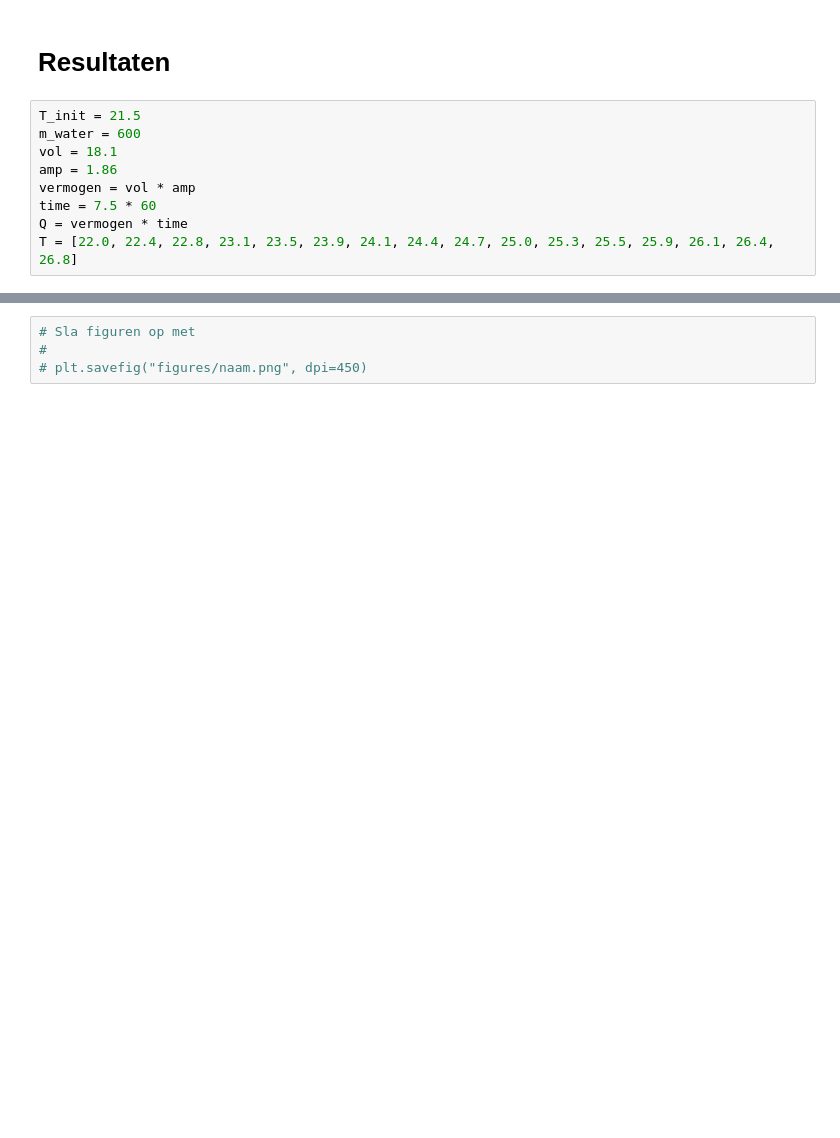
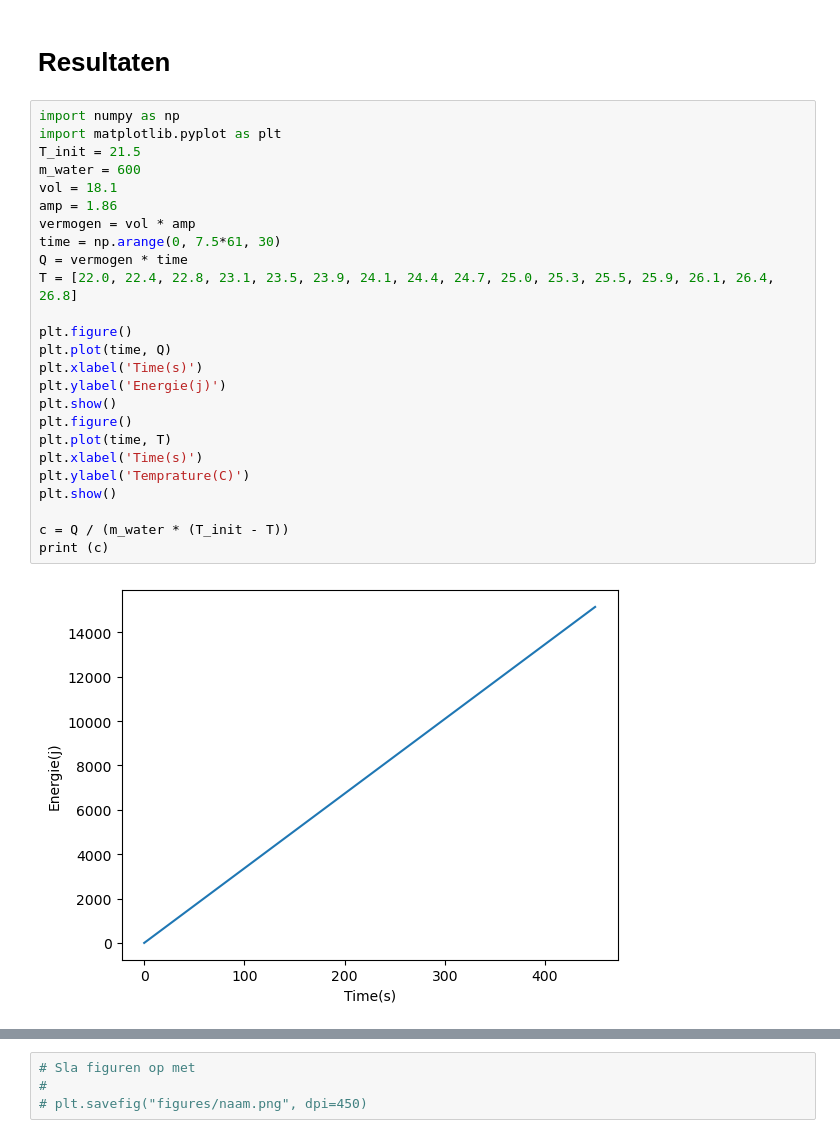
Before and after one commit to tijnderks-maker/ThermoLab-TLGJob, a Jupyter notebook: Content/Labs/cwater.ipynb, the cells around one changed output, grey strips where cells are left out. Drawn from its saved outputs; the diff is of its cells as text; blank space fills up the shorter version.

```diff
--- a/Content/Labs/cwater.ipynb
+++ b/Content/Labs/cwater.ipynb
@@ -98,11 +107,29 @@ Geef kort de data-analysemethode weer.
 # %% [markdown]
 # Resultaten
 # %%
+import numpy as np
+import matplotlib.pyplot as plt
 T_init = 21.5
 m_water = 600
 vol = 18.1
 amp = 1.86
 vermogen = vol * amp
-time = 7.5 * 60
+time = np.arange(0, 7.5*61, 30)
 Q = vermogen * time
 T = [22.0, 22.4, 22.8, 23.1, 23.5, 23.9, 24.1, 24.4, 24.7, 25.0, 25.3, 25.5, 25.9, 26.1, 26.4, 26.8]
+
+plt.figure()
+plt.plot(time, Q)
+plt.xlabel('Time(s)')
+plt.ylabel('Energie(j)')
+plt.show()
+plt.figure()
+plt.plot(time, T)
+plt.xlabel('Time(s)')
+plt.ylabel('Temprature(C)')
+plt.show()
+
+c = Q / (m_water * (T_init - T))
+print (c)
+# %% [output]
+[figure, added]
```
Also changed, not shown: parts of 2 cells of this notebook.
